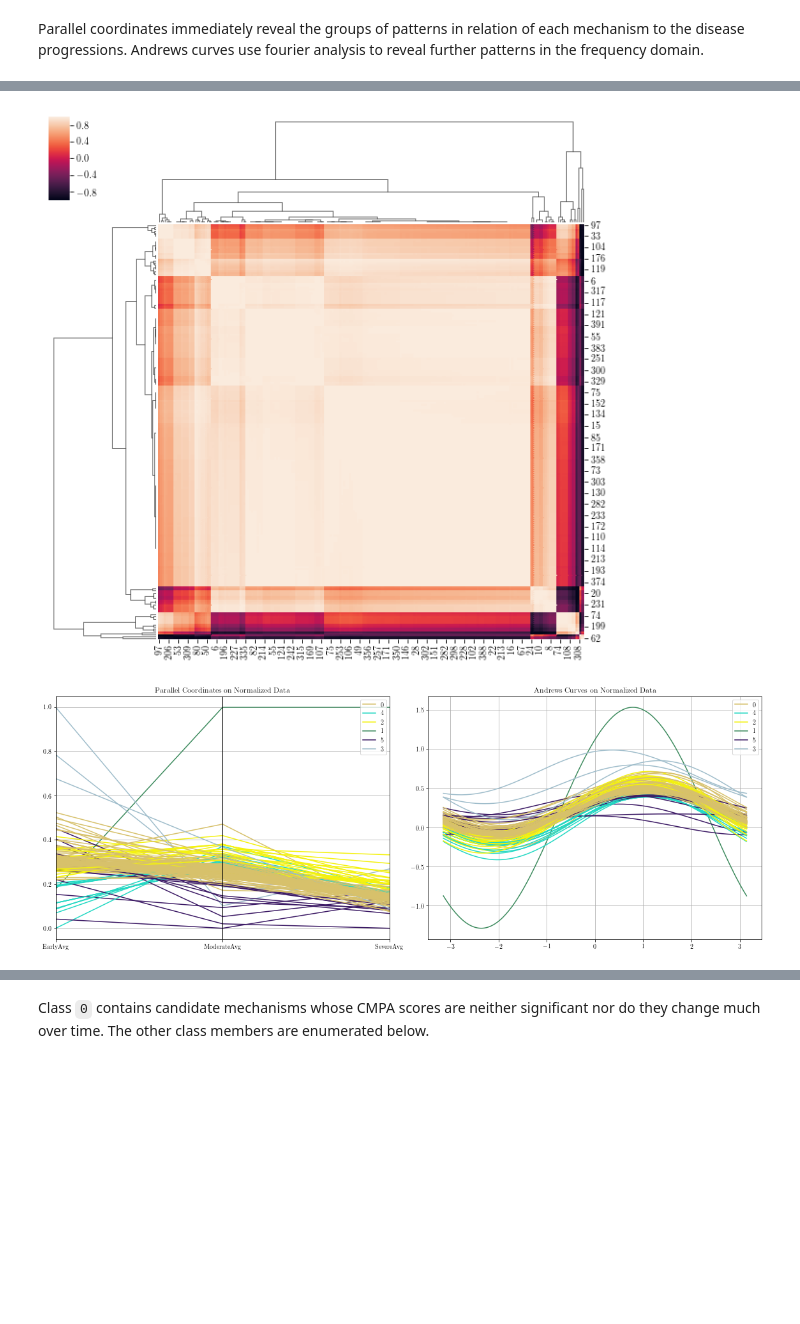
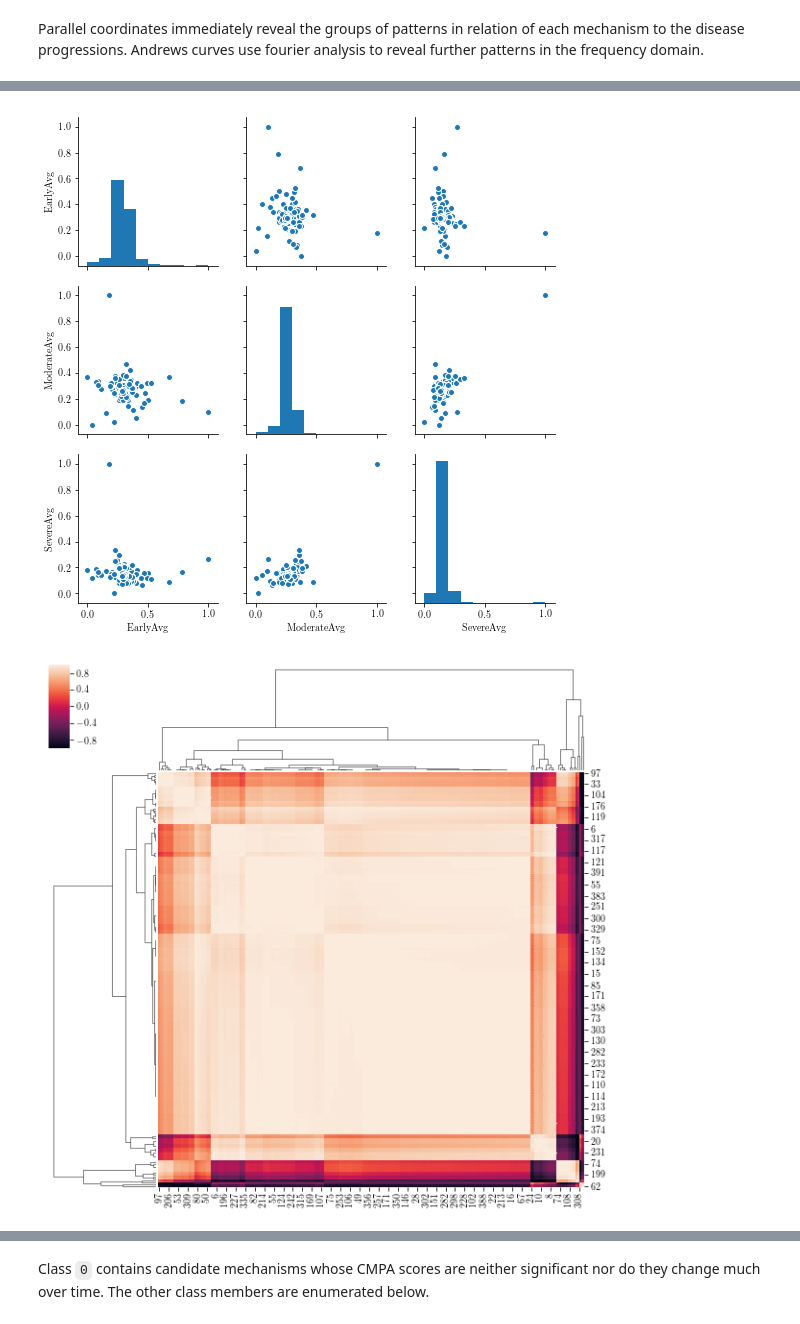
Before and after one commit to pybel/pybel-notebooks, a Jupyter notebook: algorithms/Time Series CMPA.ipynb, the cells around one changed output, grey strips where cells are left out. Drawn from its saved outputs; the diff is of its cells as text; code cells hidden in the pictures; blank space fills up the shorter version.

```diff
--- a/algorithms/Time Series CMPA.ipynb
+++ b/algorithms/Time Series CMPA.ipynb
@@ -121,27 +95,14 @@ plt.show()
 df_norm = df[cols].apply(lambda x: (x - np.min(x)) / (np.max(x) - np.min(x)))
 
 norm_corr_df = df_norm[cols].T.corr()
-
-cg = sns.clustermap(norm_corr_df)
-plt.setp(cg.ax_heatmap.yaxis.get_majorticklabels(), rotation=0)
-plt.show()
-# %% [output]
-[figure, removed]
-# %%
-km_norm = KMeans(n_clusters=6)
-km_norm.fit(df[cols])
-
-df_norm['label'] = km_norm.labels_
-
-fix, axes = plt.subplots(1, 2, figsize=(16, 6))
-
-axes[0].set_title('Parallel Coordinates on Normalized Data')
-parallel_coordinates(df_norm, 'label', ax=axes[0])
-
-axes[1].set_title('Andrews Curves on Normalized Data')
-andrews_curves(df_norm, 'label', ax=axes[1])
-
-plt.tight_layout()
-plt.show()
-# %% [output]
-[figure, removed]
+# %%
+sns.pairplot(df_norm[['EarlyAvg', 'ModerateAvg', 'SevereAvg']])
+plt.show()
+# %% [output]
+[figure, added]
+# %%
+cg = sns.clustermap(norm_corr_df)
+plt.setp(cg.ax_heatmap.yaxis.get_majorticklabels(), rotation=0)
+plt.show()
+# %% [output]
+[figure, added]
```
Also changed, not shown: parts of 16 cells of this notebook, 9 other files.
